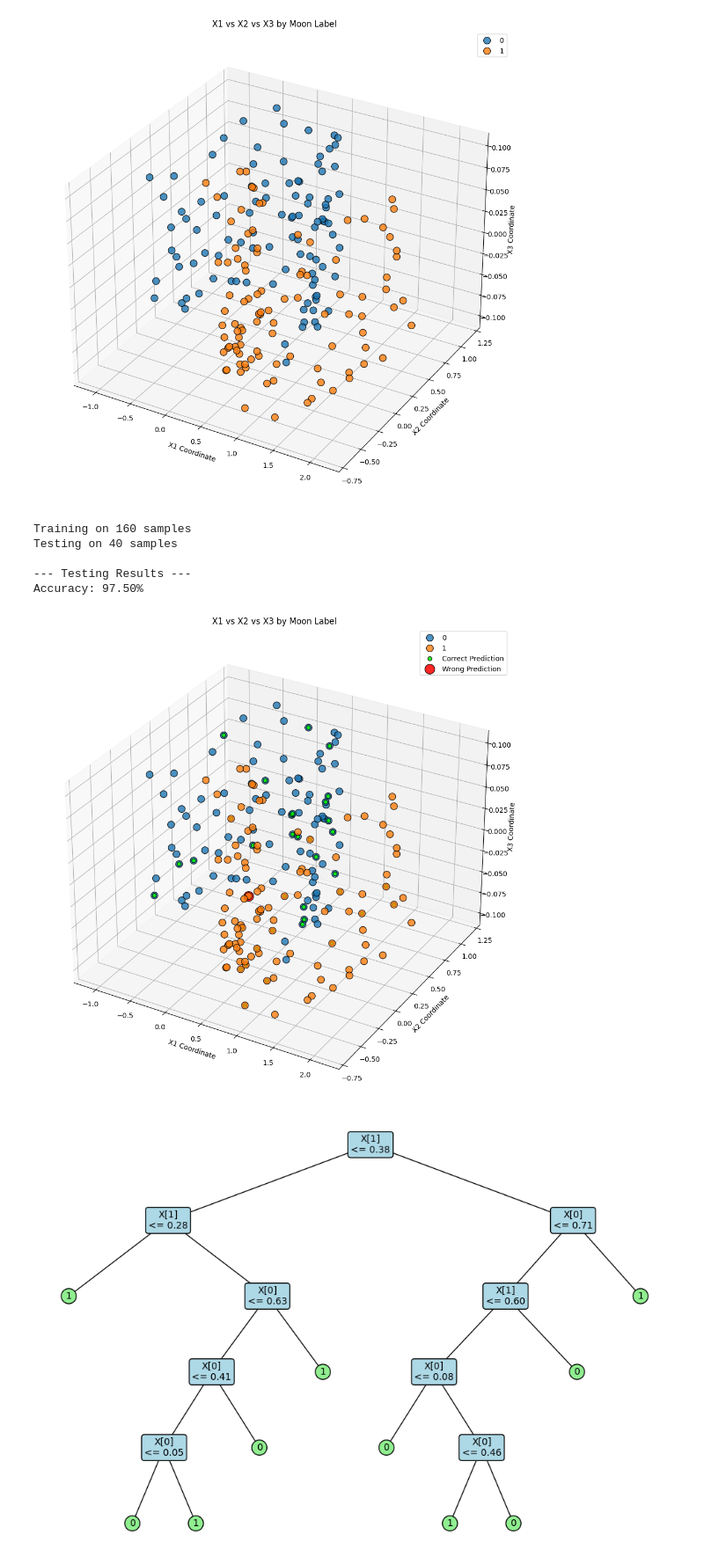
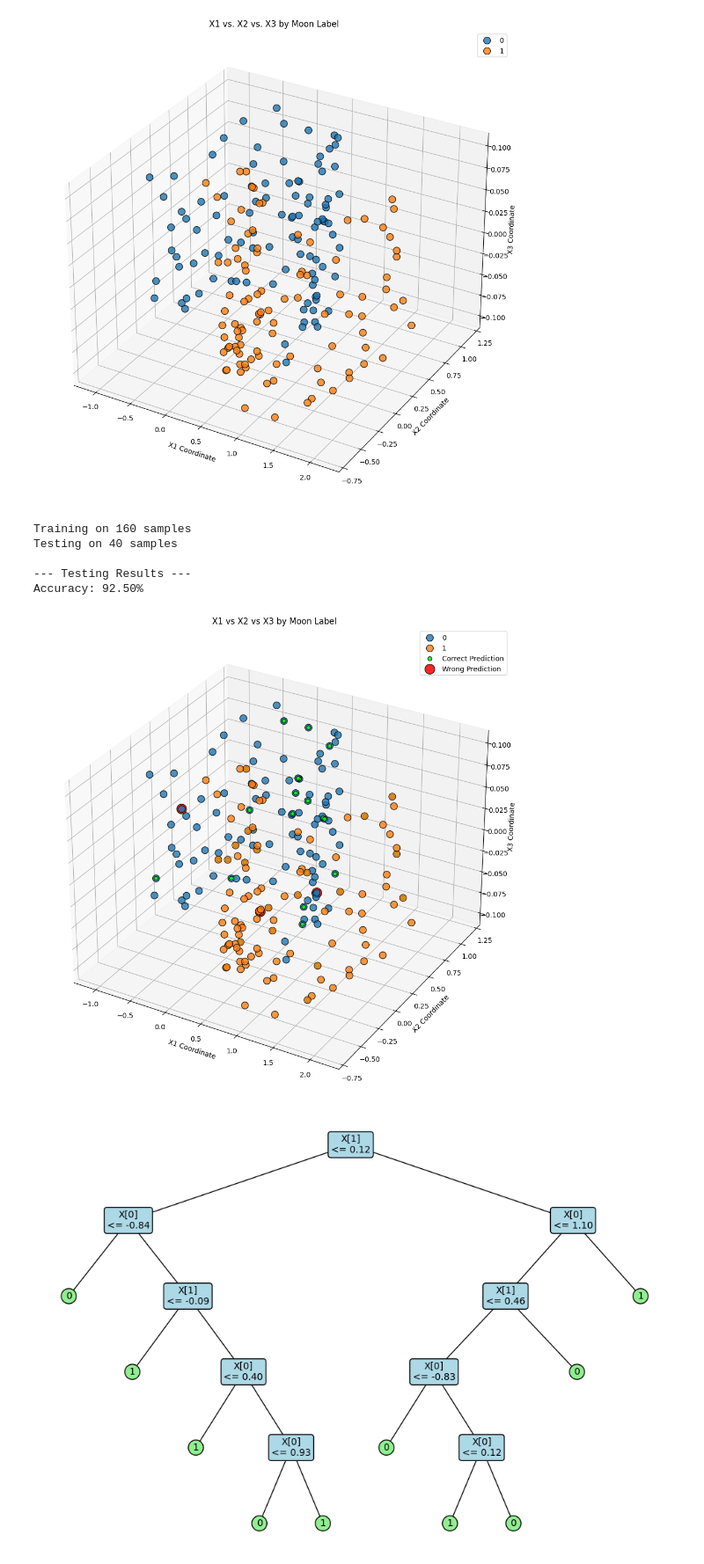
Before and after one commit to YaliMagdasy/ml-models-and-usage, a Jupyter notebook: notebooks/classification/decision_tree.ipynb, the cells around one changed output. Shown at 88% size. Cells and saved outputs as stored; diff of their text form; code cells hidden in the pictures.

Commit message:
Updated - Classification: removed normalization (no need to normalize data for decision trees). - Regression: deleted an empty line.

```diff
--- a/notebooks/classification/decision_tree.ipynb
+++ b/notebooks/classification/decision_tree.ipynb
@@ -120,13 +120,6 @@ y = df['label'].values
 # --- 2. Split Data for training & testing ---
 X_train, X_test, y_train, y_test = train_test_split(X, y, test_size=0.2, random_state=None)
 
-
-# Normalize features to 0-1 range for better performance
-train_min = X_train.min(axis=0)
-train_range = X_train.max(axis=0) - train_min + 1e-15
-
-X_train = (X_train - train_min) / train_range
-X_test = (X_test - train_min) / train_range
 
 
 # --- 3. Training ---
@@ -161,11 +154,10 @@ for name, group in df.groupby('label'):
         s=100
     )
 
-X_test_orig = X_test * train_range + train_min
 
-test_x1 = X_test_orig[:, 0]
-test_x2 = X_test_orig[:, 1]
-test_x3 = X_test_orig[:, 2]
+test_x1 = X_test[:, 0]
+test_x2 = X_test[:, 1]
+test_x3 = X_test[:, 2]
 
 correct_mask = (predictions == y_test)
 ax.scatter(
@@ -182,33 +174,33 @@ ax.scatter(
 wrong_mask = (predictions != y_test)
 ax.scatter(
     xs=test_x1[wrong_mask],
     ys=test_x2[wrong_mask],
     zs=test_x3[wrong_mask],
     label="Wrong Prediction",
     c='red',
     edgecolors='black',
     alpha=0.85,
     s=200,
 )
 
 
 ax.set_title("X1 vs X2 vs X3 by Moon Label")
 ax.set_xlabel("X1 Coordinate")
 ax.set_ylabel("X2 Coordinate")
 ax.set_zlabel("X3 Coordinate")
 
 ax.legend()
 plt.tight_layout()
 plt.show()
 
 
 
 model.print_tree()
 # %% [output]
 Training on 160 samples
 Testing on 40 samples
 
 --- Testing Results ---
-Accuracy: 97.50%
+Accuracy: 92.50%
-[figure, old version]
+[figure, new version]
-[figure, old version]
+[figure, new version]
```
Also changed, not shown: 1 other file.
